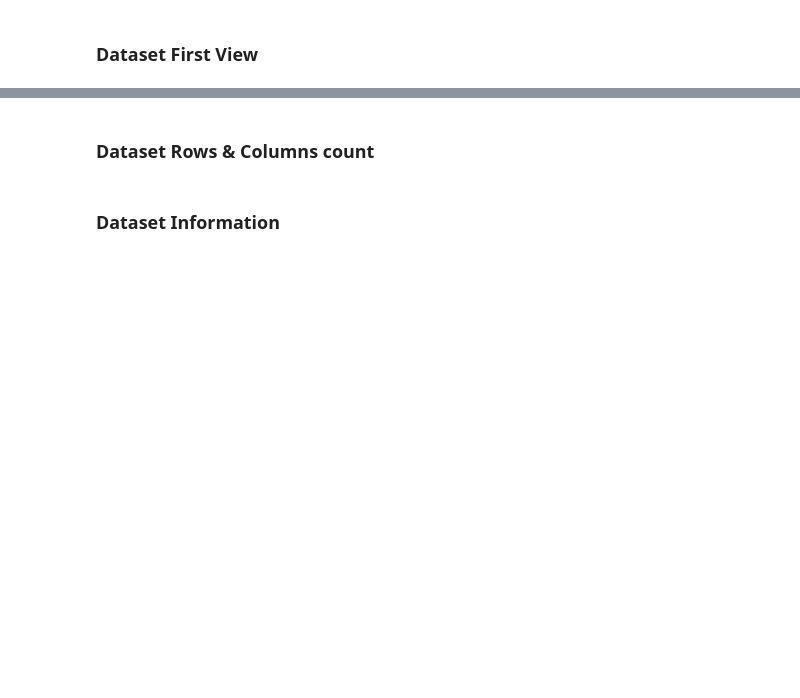
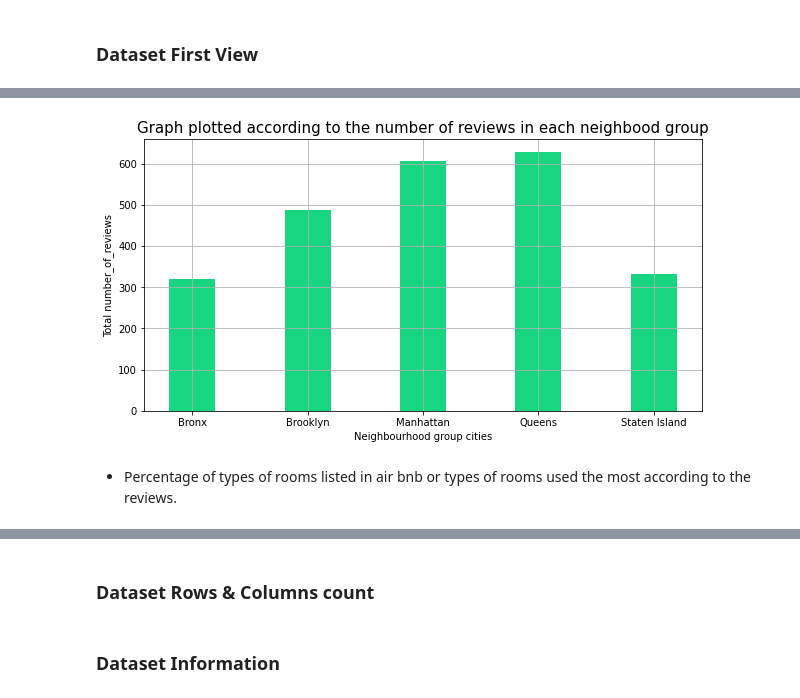
Before and after one commit to hshamaji/capstone_project_1--AirBnb-Booking-Analysis, a Jupyter notebook: Copy_of_Sample_EDA_Submission_Template.ipynb, the cells around one changed output, grey strips where cells are left out. Drawn from its saved outputs; the diff is of its cells as text; code cells hidden in the pictures; blank space fills up the shorter version.

```diff
--- a/Copy_of_Sample_EDA_Submission_Template.ipynb
+++ b/Copy_of_Sample_EDA_Submission_Template.ipynb
@@ -101,0 +241,3 @@ df['name'].value_counts()
+# %%
+sort_neigh_reviews=df.groupby(['neighbourhood_group'])['number_of_reviews'].max().reset_index()    # grouping neighbour hood and checking the max value of the group
+sort_neigh_reviews.sort_values(by='number_of_reviews',ascending=False,ignore_index=True)           #sorting in decending
@@ -101,0 +251,16 @@ df['name'].value_counts()
+# %%
+#Creating graph for neighbourhood_group in context to reviews
+plt.rcParams['figure.figsize'] = (10, 5)
+width=0.4
+x=sort_neigh_reviews['neighbourhood_group']
+y=sort_neigh_reviews['number_of_reviews']
+plt.bar(x,y,width,color='#18D57F')
+plt.title('Graph plotted according to the number of reviews in each neighbood group',fontsize=15)
+plt.ylabel('Total number_of_reviews',fontsize=10)
+plt.xlabel('Neighbourhood group cities',fontsize=10)
+plt.grid()
+# %% [output]
+[figure, added]
+# %% [markdown]
+ * Percentage of types of rooms listed in air bnb or types of rooms used the
+most according to the reviews.
```
Also changed, not shown: parts of 54 cells of this notebook.
